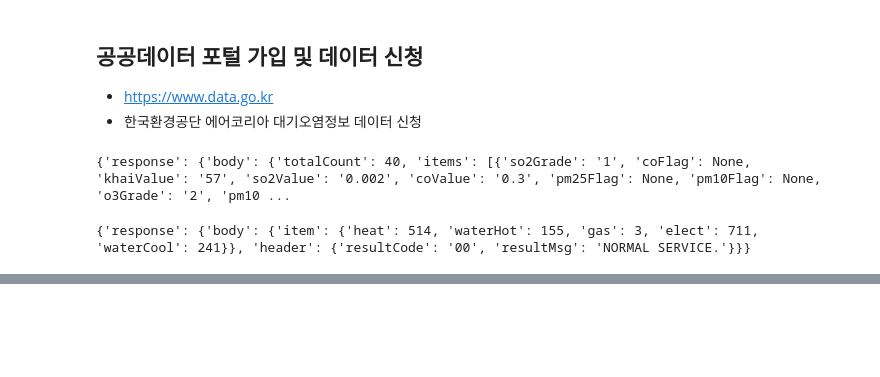
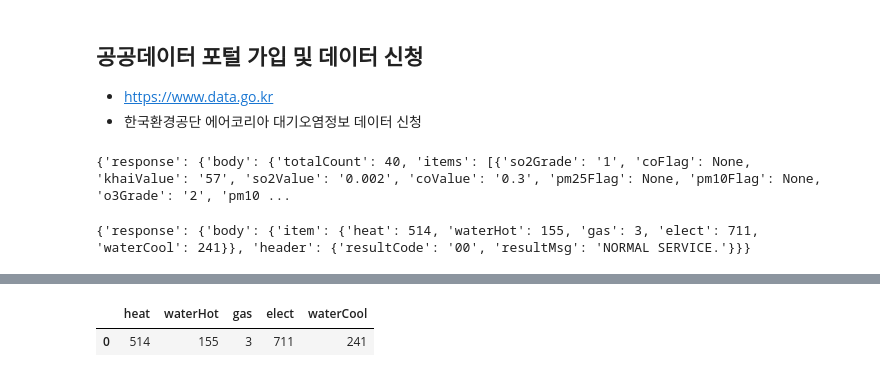
Before and after one commit to LeeGyeongyong/Data-Analysis-with-Open-Source, a Jupyter notebook: 오픈소스_데이터_분석_4강.ipynb, the cells around one changed output, grey strips where cells are left out. Drawn from its saved outputs; the diff is of its cells as text; code cells hidden in the pictures; blank space fills up the shorter version.

```diff
--- a/오픈소스_데이터_분석_4강.ipynb
+++ b/오픈소스_데이터_분석_4강.ipynb
@@ -223 +223,11 @@ response.json()
   'header': {'resultCode': '00', 'resultMsg': 'NORMAL SERVICE.'}}}
+# %%
+import pandas as pd
+
+## requests로부터 response, body, item 항목 읽기
+data = response.json()['response']['body']['item']
+df = pd.DataFrame([data])
+df
+# %% [output]
+|  | heat | waterHot | gas | elect | waterCool |
+| 0 | 514 | 155 | 3 | 711 | 241 |
```
Also changed, not shown: parts of 1 cell of this notebook.
